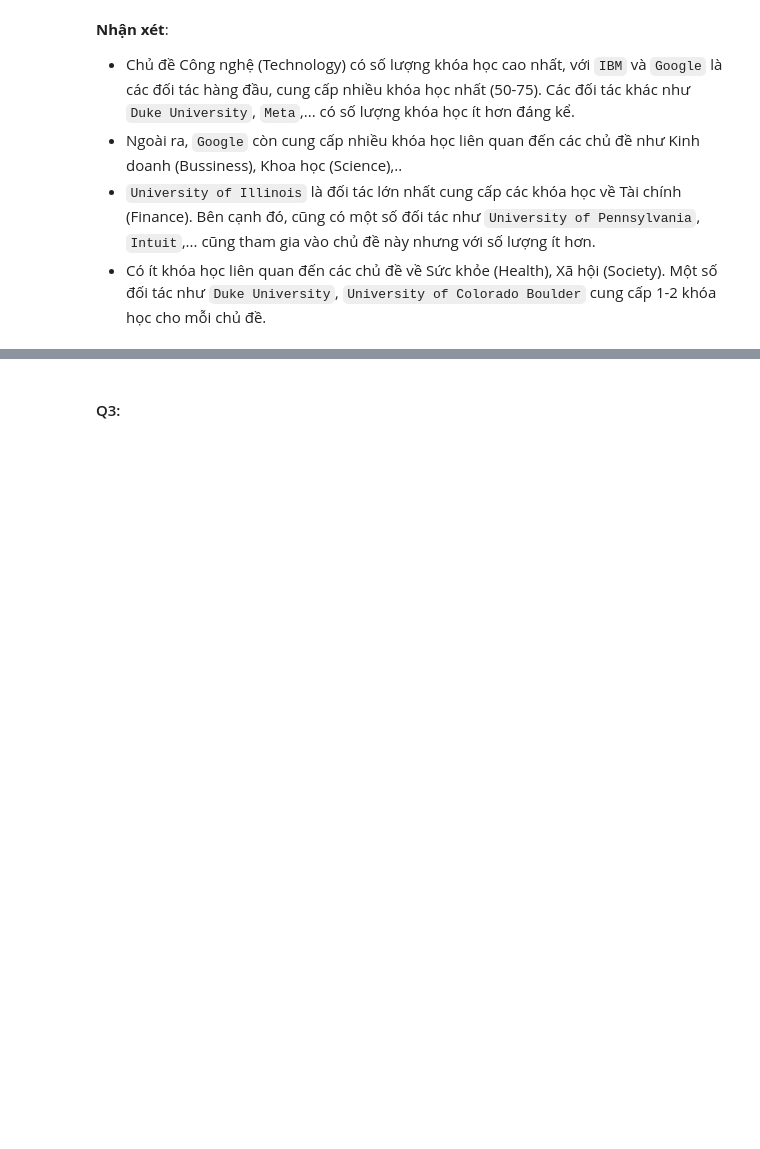
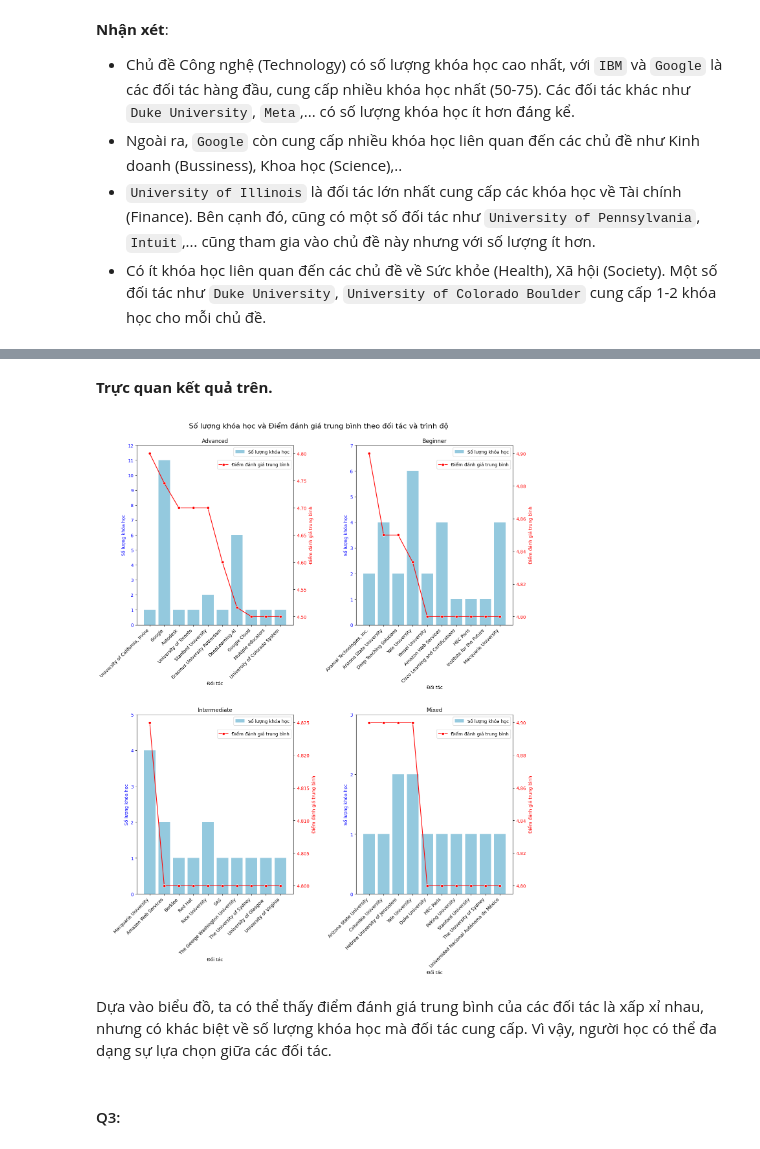
Before and after one commit to phamuyen171/FinalPrjct_LTKHDL, a Jupyter notebook: source/IdetifyAndAnswerQuestion.ipynb, the cells around one changed output, grey strips where cells are left out. Saved outputs shown, nothing was run; the diff lists cells and outputs as text; code cells hidden in the pictures; blank space fills up the shorter version.

```diff
--- a/source/IdetifyAndAnswerQuestion.ipynb
+++ b/source/IdetifyAndAnswerQuestion.ipynb
@@ -321,0 +380,20 @@ plt.show()
+# %%
+data = df.copy()
+data = data.dropna()
+data['level'] = data['level'].apply(lambda x: x.strip())
+
+# nhóm df theo cấp độ, nhà cung cấp và tính số lượng khóa học và rating trung bình của nhà cung cấp đó
+grouped_data = data.groupby(['level', 'partner']).agg(
+    course_count=('course', 'count'),
+    avg_rating=('rating', 'mean')).reset_index()
+
+# sắp xếp theo thứ tự từ lớn đến bé theo rating và bé đến lớn theo cấp độ
+sorted_grouped = grouped_data.sort_values(by=['level', 'avg_rating'], ascending=[True, False])
+
+# lấp ra 10 đối tác đầu của mỗi cấp độ
+top_10_partner = sorted_grouped[sorted_grouped['level'] == sorted_grouped['level'].unique()[0]].head(10)
+for level in sorted_grouped['level'].unique()[1:]:
+    temp = sorted_grouped[sorted_grouped['level'] == level].head(10)
+    top_10_partner = pd.concat([top_10_partner, temp], axis=0)
+
+top_10_partner
@@ -322,3 +418,45 @@ plt.show()
+# %% [markdown]
+**Trực quan kết quả trên.**
+# %%
+# vẽ biểu đồ cột kết hợp đường cho từng cấp độ của bảng trên
+fig, axes = plt.subplots(2,2, figsize=(15,18))
+for i, level in enumerate(top_10_partner['level'].unique()):
+    row, col = divmod(i, 2)
+    data = top_10_partner[top_10_partner['level'].apply(lambda x: x.strip()) == level]
+    # Tạo biểu đồ cột kết hợp đường
+    # Biểu đồ cột: Số lượng khóa học
+    sns.barplot(
+        x='partner', y='course_count', data=data, ax=axes[row,col], color='skyblue', label='Số lượng khóa học'
+    )
+    axes[row,col].set_ylabel('Số lượng khóa học', color='blue')
+    axes[row,col].tick_params(axis='y', labelcolor='blue')
+    axes[row,col].set_xlabel('Đối tác')
+    axes[row,col].legend(loc='upper right', bbox_to_anchor=(1, 1))
+    axes[row,col].set_xticks(range(len(data['partner'])))
+    axes[row,col].set_xticklabels(data['partner'], rotation=45, ha='right')
+     # Chỉ hiển thị số nguyên trên trục Y cho "Số lượng khóa học"
+    y_min, y_max = axes[row, col].get_ylim()
+    axes[row, col].set_yticks(range(int(y_min), int(np.ceil(y_max)) + 1))
+
+    # Biểu đồ đường: Điểm đánh giá trung bình
+    ax2 = axes[row,col].twinx()
+    sns.lineplot(
+        x='partner', y='avg_rating', data=data, ax=ax2, color='red', label='Điểm đánh giá trung bình', marker='o'
+    )
+    ax2.set_ylabel('Điểm đánh giá trung bình', color='red')
+    ax2.tick_params(axis='y', labelcolor='red')
+    ax2.legend(loc='upper right', bbox_to_anchor=(1, 0.93))
+    axes[row,col].set_title(level)
+
+# # Thêm tiêu đề và căn chỉnh
+fig.suptitle('Số lượng khóa học và Điểm đánh giá trung bình theo đối tác và trình độ', fontsize=16, y=0.92)
+plt.subplots_adjust(hspace=0.5, wspace=0.4)
+
+plt.show()
+# %% [output]
+[figure, added]
+# %% [markdown]
+Dựa vào biểu đồ, ta có thể thấy điểm đánh giá trung bình của các đối tác là xấp xỉ nhau, nhưng có khác biệt về số lượng khóa học mà đối tác cung cấp. Vì vậy, người học có thể đa dạng sự lựa chọn giữa các đối tác.
 # %% [markdown]
 #### Q3: <a id="q3"></a>
 # %% [markdown]
```
Also changed, not shown: parts of 16 cells of this notebook.
